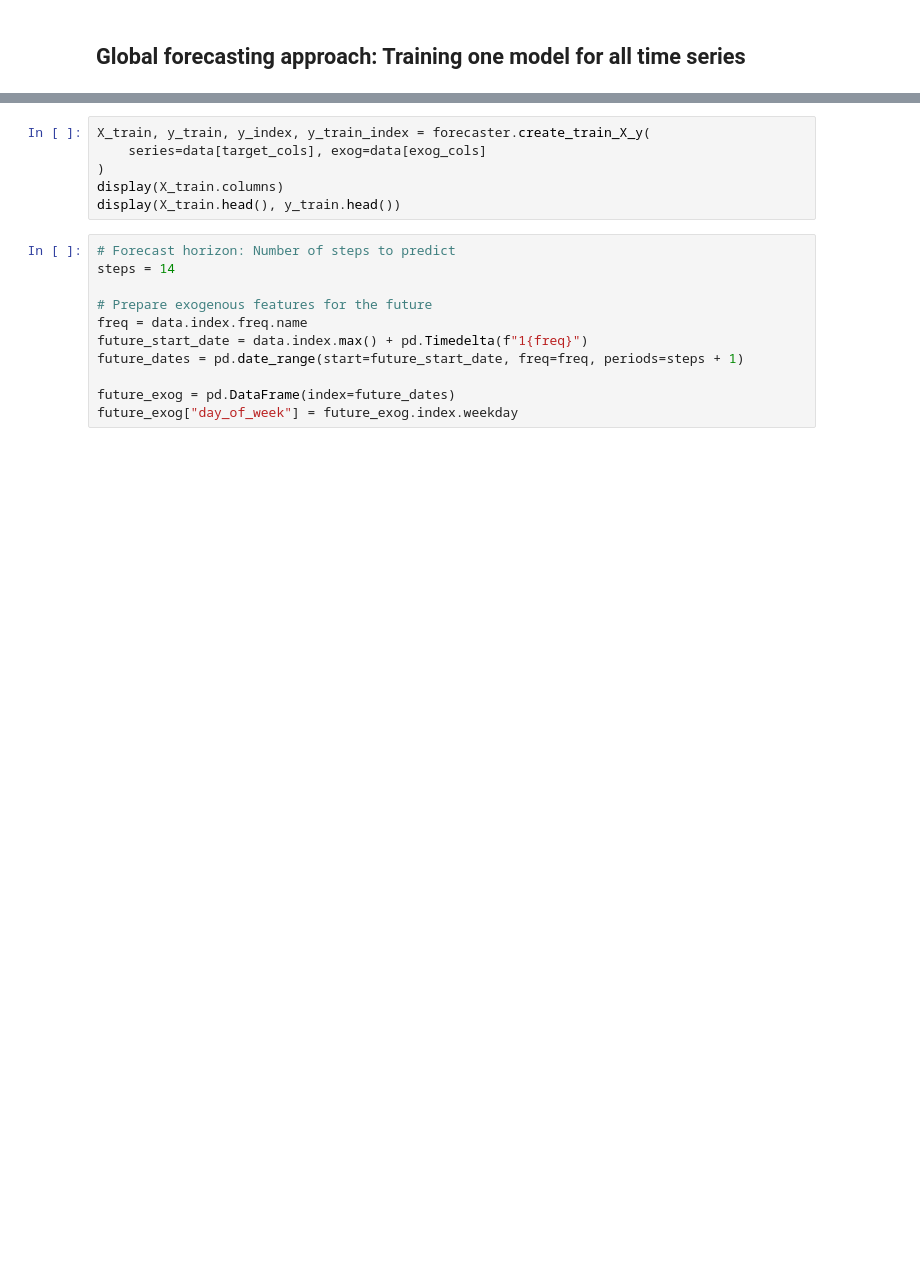
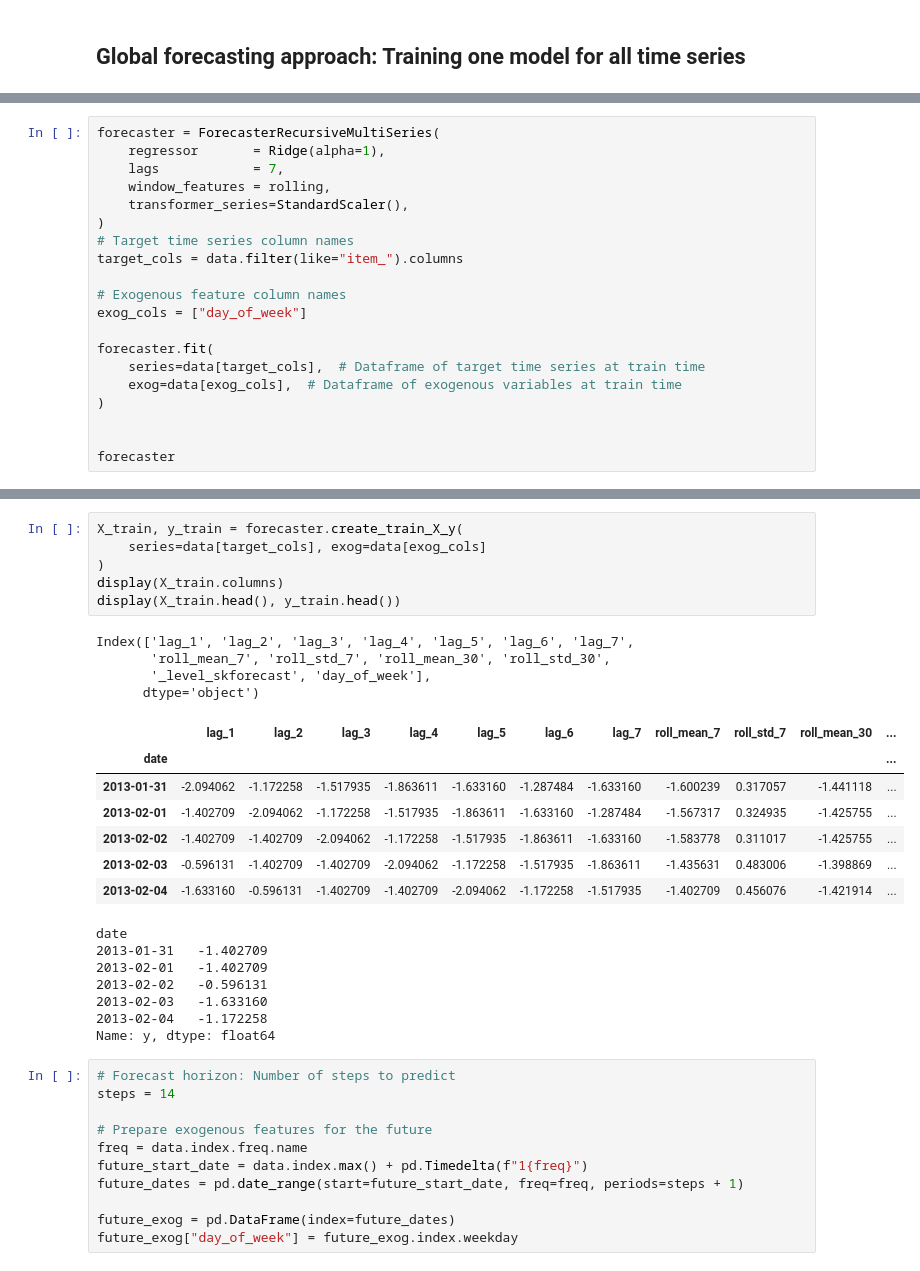
Before and after one commit to nuosv/forecasting-with-machine-learning, a Jupyter notebook: 03-multiseries-forecasting/01-independent-multi-time-series-forecasting.ipynb, the cells around one changed output, grey strips where cells are left out. Drawn from its saved outputs; the diff is of its cells as text; blank space fills up the shorter version.

```diff
--- a/03-multiseries-forecasting/01-independent-multi-time-series-forecasting.ipynb
+++ b/03-multiseries-forecasting/01-independent-multi-time-series-forecasting.ipynb
@@ -364,0 +312,20 @@ forecaster
+# %%
+forecaster = ForecasterRecursiveMultiSeries(
+    regressor       = Ridge(alpha=1),
+    lags            = 7,
+    window_features = rolling,
+    transformer_series=StandardScaler(),
+)
+# Target time series column names
+target_cols = data.filter(like="item_").columns
+
+# Exogenous feature column names
+exog_cols = ["day_of_week"]
+
+forecaster.fit(
+    series=data[target_cols],  # Dataframe of target time series at train time
+    exog=data[exog_cols],  # Dataframe of exogenous variables at train time
+)
+
+
+forecaster
@@ -367,9 +361,28 @@ data.head()
 # %%
-X_train, y_train, y_index, y_train_index = forecaster.create_train_X_y(
+X_train, y_train = forecaster.create_train_X_y(
     series=data[target_cols], exog=data[exog_cols]
 )
 display(X_train.columns)
 display(X_train.head(), y_train.head())
+# %% [output]
+Index(['lag_1', 'lag_2', 'lag_3', 'lag_4', 'lag_5', 'lag_6', 'lag_7',
+       'roll_mean_7', 'roll_std_7', 'roll_mean_30', 'roll_std_30',
+       '_level_skforecast', 'day_of_week'],
+      dtype='object')
+|  | lag_1 | lag_2 | lag_3 | lag_4 | lag_5 | lag_6 | lag_7 | roll_mean_7 | roll_std_7 | roll_mean_30 | ... |
+| date |  |  |  |  |  |  |  |  |  |  | ... |
+| 2013-01-31 | -2.094062 | -1.172258 | -1.517935 | -1.863611 | -1.633160 | -1.287484 | -1.633160 | -1.600239 | 0.317057 | -1.441118 | ... |
+| 2013-02-01 | -1.402709 | -2.094062 | -1.172258 | -1.517935 | -1.863611 | -1.633160 | -1.287484 | -1.567317 | 0.324935 | -1.425755 | ... |
+| 2013-02-02 | -1.402709 | -1.402709 | -2.094062 | -1.172258 | -1.517935 | -1.863611 | -1.633160 | -1.583778 | 0.311017 | -1.425755 | ... |
+| 2013-02-03 | -0.596131 | -1.402709 | -1.402709 | -2.094062 | -1.172258 | -1.517935 | -1.863611 | -1.435631 | 0.483006 | -1.398869 | ... |
+| 2013-02-04 | -1.633160 | -0.596131 | -1.402709 | -1.402709 | -2.094062 | -1.172258 | -1.517935 | -1.402709 | 0.456076 | -1.421914 | ... |
+date
+2013-01-31   -1.402709
+2013-02-01   -1.402709
+2013-02-02   -0.596131
+2013-02-03   -1.633160
+2013-02-04   -1.172258
+Name: y, dtype: float64
 # %%
 # Forecast horizon: Number of steps to predict
 steps = 14
```
Also changed, not shown: parts of 19 cells of this notebook.
